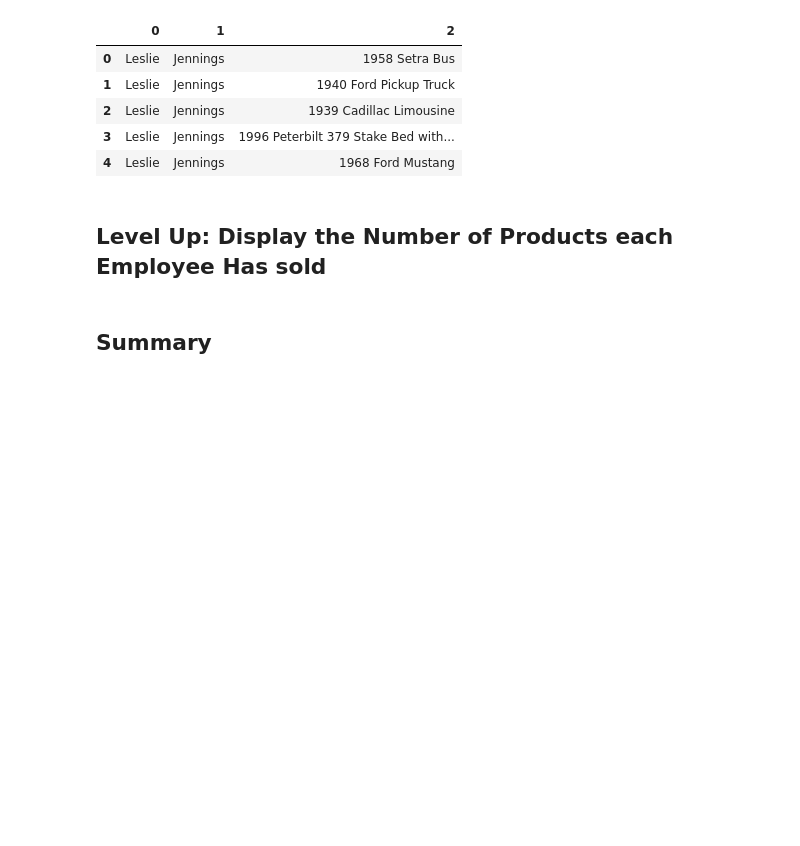
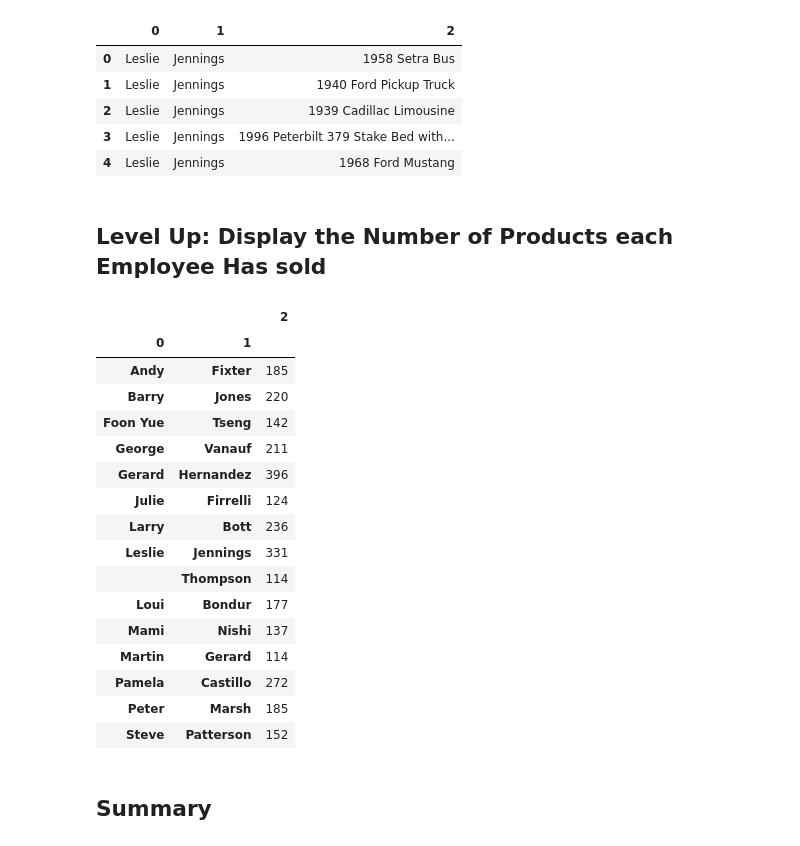
Before and after one commit to Rimab55/dsc-1-05-11-join-statements-lab-nyc-ds-career-012819, a Jupyter notebook: index.ipynb, the cells around one changed output. Drawn from its saved outputs; the diff is of its cells as text; code cells hidden in the pictures; blank space fills up the shorter version.

```diff
--- a/index.ipynb
+++ b/index.ipynb
@@ -124,3 +122,23 @@ df.head()
+# %%
+df.groupby([0,1]).count()
+# %% [output]
+|  |  | 2 |
+| 0 | 1 |  |
+| Andy | Fixter | 185 |
+| Barry | Jones | 220 |
+| Foon Yue | Tseng | 142 |
+| George | Vanauf | 211 |
+| Gerard | Hernandez | 396 |
+| Julie | Firrelli | 124 |
+| Larry | Bott | 236 |
+| Leslie | Jennings | 331 |
+|  | Thompson | 114 |
+| Loui | Bondur | 177 |
+| Mami | Nishi | 137 |
+| Martin | Gerard | 114 |
+| Pamela | Castillo | 272 |
+| Peter | Marsh | 185 |
+| Steve | Patterson | 152 |
 # %% [markdown]
 ## Summary
 # %% [markdown]
```
Also changed, not shown: parts of 1 cell of this notebook.
